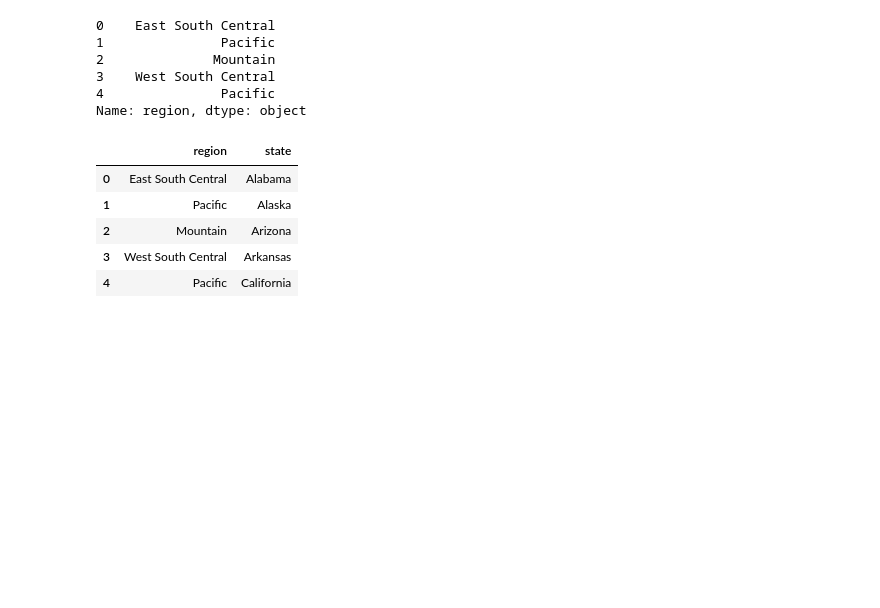
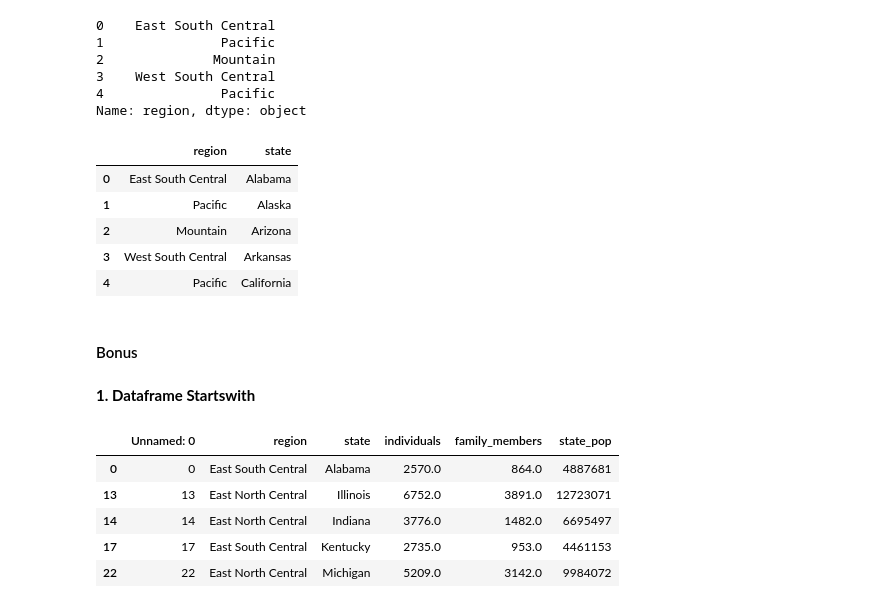
Before and after one commit to UvoChrollo/Pythonista, a Jupyter notebook: Notebook/Data Manipulation/Introduction to Data Manipulation.ipynb, the cells around one changed output. Saved outputs shown, nothing was run; the diff lists cells and outputs as text; code cells hidden in the pictures; blank space fills up the shorter version.

```diff
--- a/Notebook/Data Manipulation/Introduction to Data Manipulation.ipynb
+++ b/Notebook/Data Manipulation/Introduction to Data Manipulation.ipynb
@@ -213,3 +213,16 @@ homelessness[['region','state']].head()
 | 2 | Mountain | Arizona |
 | 3 | West South Central | Arkansas |
 | 4 | Pacific | California |
+# %% [markdown]
+#### Bonus
+# %% [markdown]
+<p><b>1. Dataframe Startswith</b></p>
+# %%
+homelessness.loc[homelessness['region'].str.startswith('East')].head()
+# %% [output]
+|  | Unnamed: 0 | region | state | individuals | family_members | state_pop |
+| 0 | 0 | East South Central | Alabama | 2570.0 | 864.0 | 4887681 |
+| 13 | 13 | East North Central | Illinois | 6752.0 | 3891.0 | 12723071 |
+| 14 | 14 | East North Central | Indiana | 3776.0 | 1482.0 | 6695497 |
+| 17 | 17 | East South Central | Kentucky | 2735.0 | 953.0 | 4461153 |
+| 22 | 22 | East North Central | Michigan | 5209.0 | 3142.0 | 9984072 |
```
Also changed, not shown: parts of 1 cell of this notebook.
